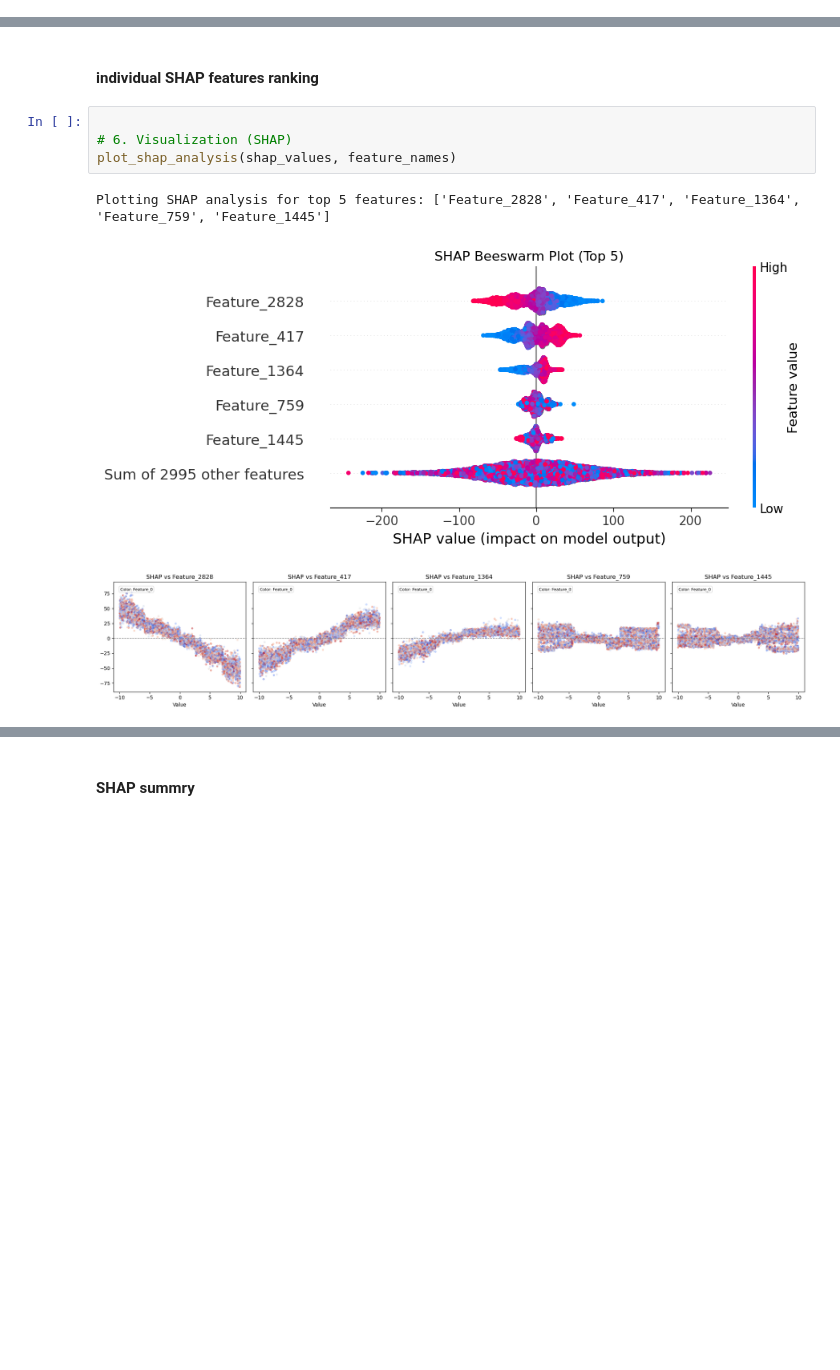
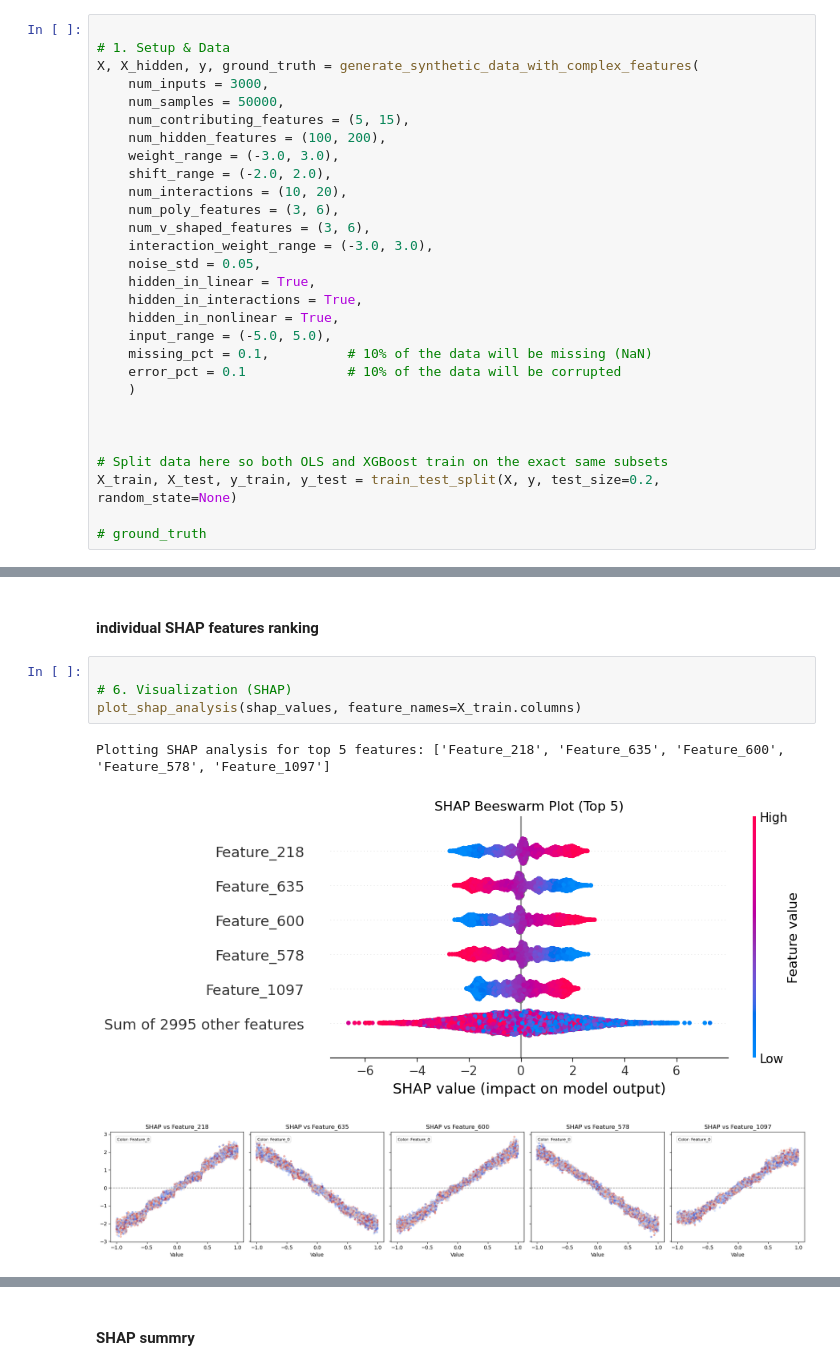
Before and after one commit to lior0110/XAI-tests, a Jupyter notebook: continuous_to_continuous_2.ipynb, the cells around one changed output, grey strips where cells are left out. Cells and saved outputs as stored; diff of their text form; blank space fills up the shorter version.

```diff
--- a/continuous_to_continuous_2.ipynb
+++ b/continuous_to_continuous_2.ipynb
@@ -4,3 +4,32 @@
 
 from continuous_to_continuous import *
 import time
+# %%
+
+# 1. Setup & Data
+X, X_hidden, y, ground_truth = generate_synthetic_data_with_complex_features(
+    num_inputs = 3000,
+    num_samples = 50000,
+    num_contributing_features = (5, 15),
+    num_hidden_features = (100, 200),
+    weight_range = (-3.0, 3.0),
+    shift_range = (-2.0, 2.0),
+    num_interactions = (10, 20),
+    num_poly_features = (3, 6),
+    num_v_shaped_features = (3, 6),
+    interaction_weight_range = (-3.0, 3.0),
+    noise_std = 0.05,
+    hidden_in_linear = True,
+    hidden_in_interactions = True,
+    hidden_in_nonlinear = True,
+    input_range = (-5.0, 5.0),
+    missing_pct = 0.1,          # 10% of the data will be missing (NaN)
+    error_pct = 0.1             # 10% of the data will be corrupted
+    )
+
+
+
+# Split data here so both OLS and XGBoost train on the exact same subsets
+X_train, X_test, y_train, y_test = train_test_split(X, y, test_size=0.2, random_state=None)
+
+# ground_truth
@@ -2530,11 +2689,11 @@ Execution time: 3.668898582458496 seconds
 # %%
 
 # 6. Visualization (SHAP)
-plot_shap_analysis(shap_values, feature_names)
+plot_shap_analysis(shap_values, feature_names=X_train.columns)
 # %% [output]
-Plotting SHAP analysis for top 5 features: ['Feature_2828', 'Feature_417', 'Feature_1364', 'Feature_759', 'Feature_1445']
+Plotting SHAP analysis for top 5 features: ['Feature_218', 'Feature_635', 'Feature_600', 'Feature_578', 'Feature_1097']
-[figure, old version]
+[figure, new version]
-[figure, old version]
+[figure, new version]
 [figure]
 [figure]
 # %% [markdown]
```
Also changed, not shown: parts of 60 cells of this notebook, 1 other file.
